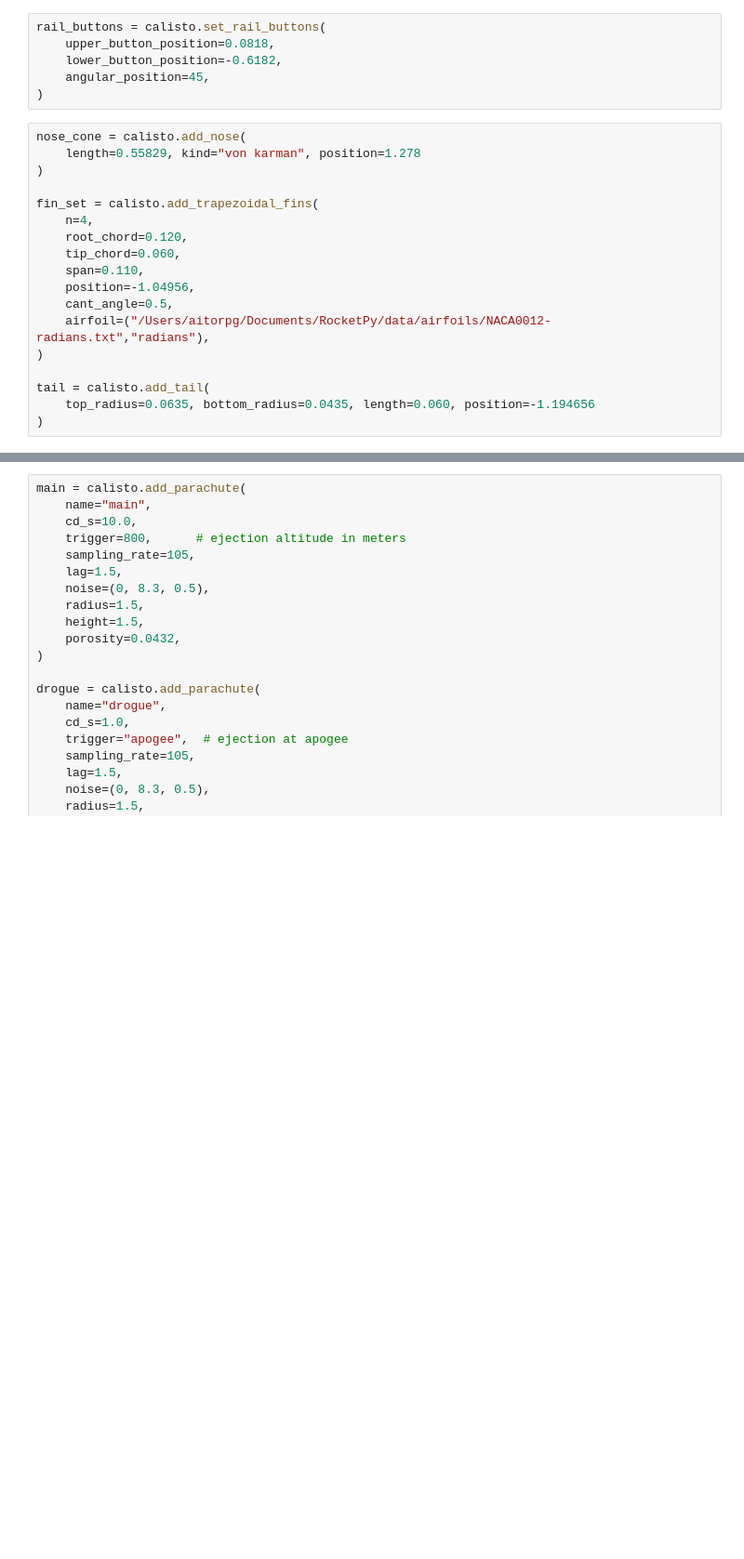
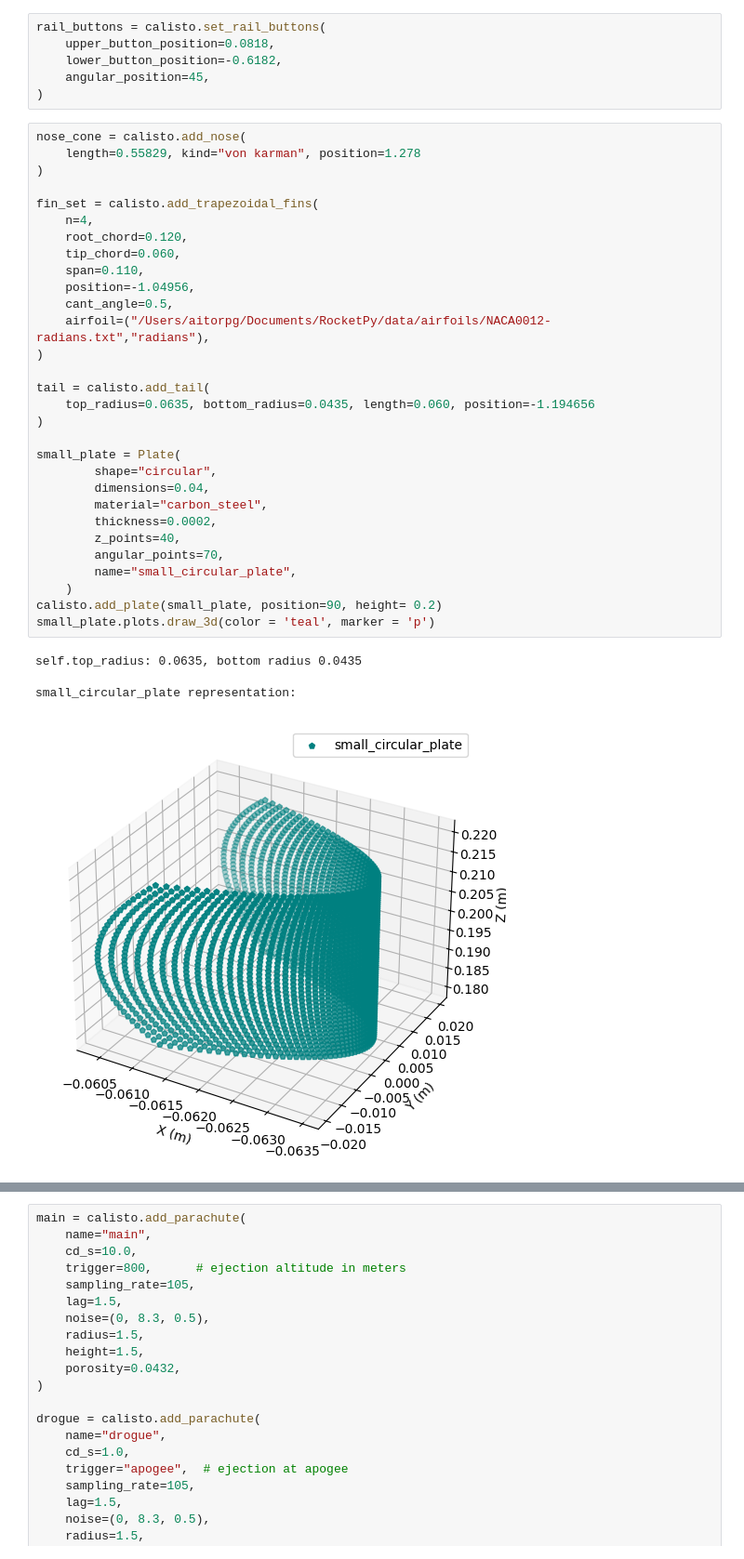
Before and after one commit to aitorperezgrau-sys/RocketPy, a Jupyter notebook: calisto.ipynb, the cells around one changed output, grey strips where cells are left out. Shown at 93% size. Saved outputs shown, nothing was run; the diff lists cells and outputs as text; blank space fills up the shorter version.

Commit message:
test_plate and changes on plate and plate_plot to properly characterize frame changes

```diff
--- a/calisto.ipynb
+++ b/calisto.ipynb
@@ -54,18 +73,35 @@ rail_buttons = calisto.set_rail_buttons(
 # %%
 nose_cone = calisto.add_nose(
     length=0.55829, kind="von karman", position=1.278
 )
 
 fin_set = calisto.add_trapezoidal_fins(
     n=4,
     root_chord=0.120,
     tip_chord=0.060,
     span=0.110,
     position=-1.04956,
     cant_angle=0.5,
     airfoil=("/Users/aitorpg/Documents/RocketPy/data/airfoils/NACA0012-radians.txt","radians"),
 )
 
 tail = calisto.add_tail(
     top_radius=0.0635, bottom_radius=0.0435, length=0.060, position=-1.194656
 )
+
+small_plate = Plate(
+        shape="circular",
+        dimensions=0.04,
+        material="carbon_steel",
+        thickness=0.0002,
+        z_points=40,
+        angular_points=70,
+        name="small_circular_plate",
+    )
+calisto.add_plate(small_plate, position=90, height= 0.2)
+small_plate.plots.draw_3d(color = 'teal', marker = 'p')
+# %% [output]
+self.top_radius: 0.0635, bottom radius 0.0435
+
+small_circular_plate representation:
+[figure, added]
```
Also changed, not shown: parts of 7 cells of this notebook, 5 other files.
